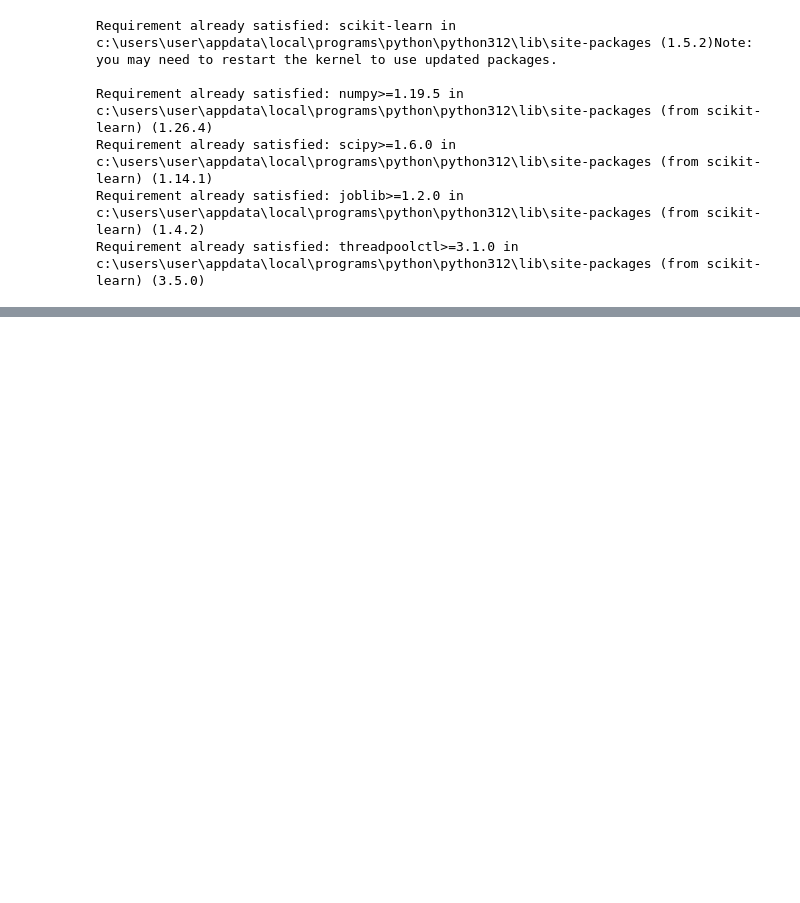
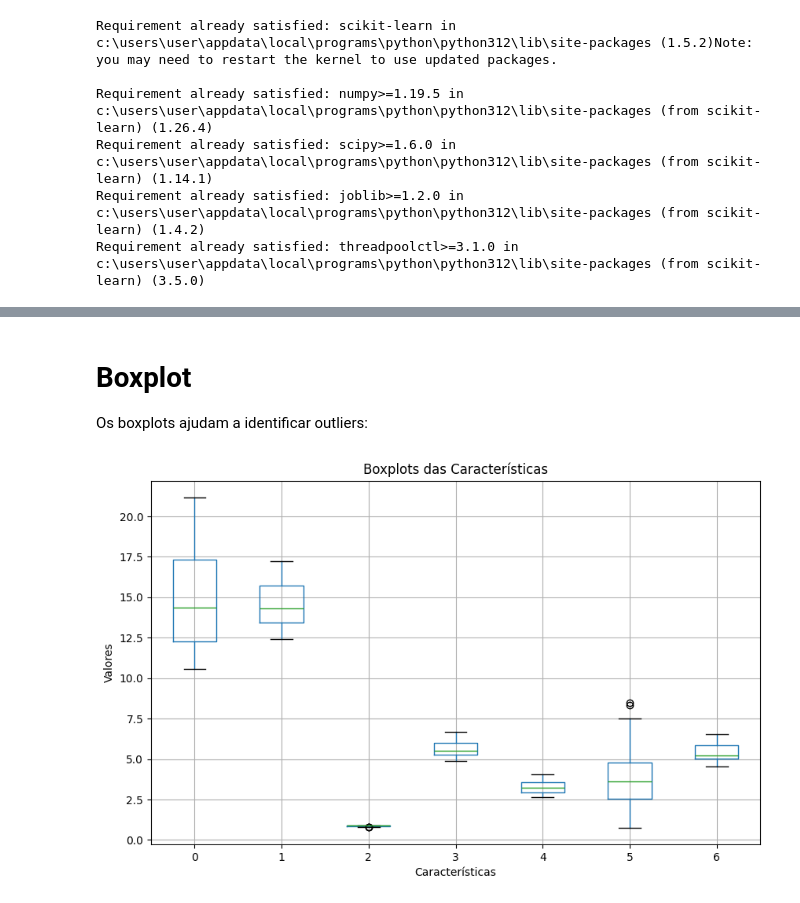
Before and after one commit to brunocorisco86/fase4_cap3_scikit_learn, a Jupyter notebook: src/analise_exp.ipynb, the cells around one changed output, grey strips where cells are left out. Saved outputs shown, nothing was run; the diff lists cells and outputs as text; code cells hidden in the pictures; blank space fills up the shorter version.

```diff
--- a/src/analise_exp.ipynb
+++ b/src/analise_exp.ipynb
@@ -22,0 +94,14 @@ HTTPError: HTTP Error 404: Not Found
+# %% [markdown]
+# Boxplot
+Os boxplots ajudam a identificar outliers:
+# %%
+# Criar boxplots diretamente do DataFrame
+plt.figure(figsize=(10, 6))
+df.iloc[:, :-1].boxplot()  # Excluímos a última coluna (classe)
+plt.title('Boxplots das Características')
+plt.xlabel('Características')
+plt.ylabel('Valores')
+plt.grid(True)
+plt.show()
+# %% [output]
+[figure, added]
```
Also changed, not shown: parts of 48 cells of this notebook.
